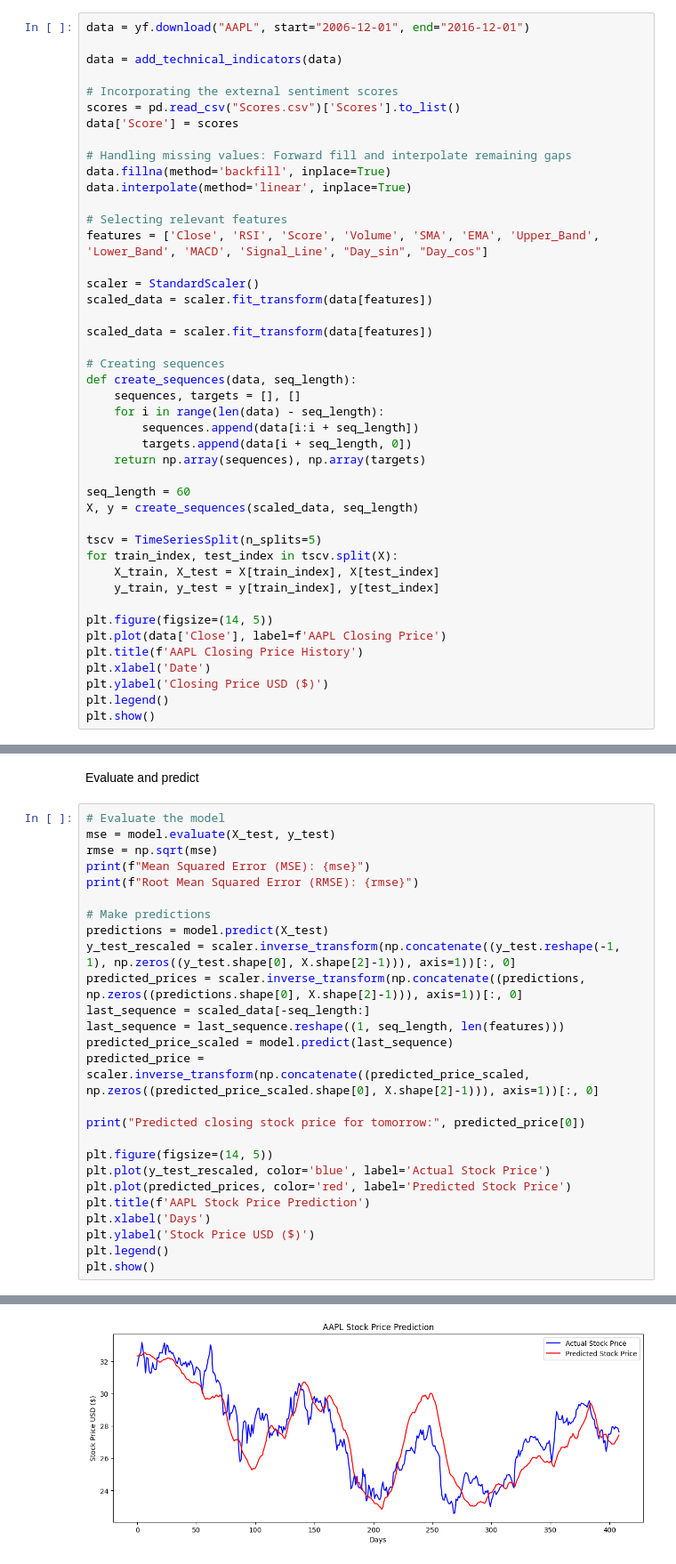
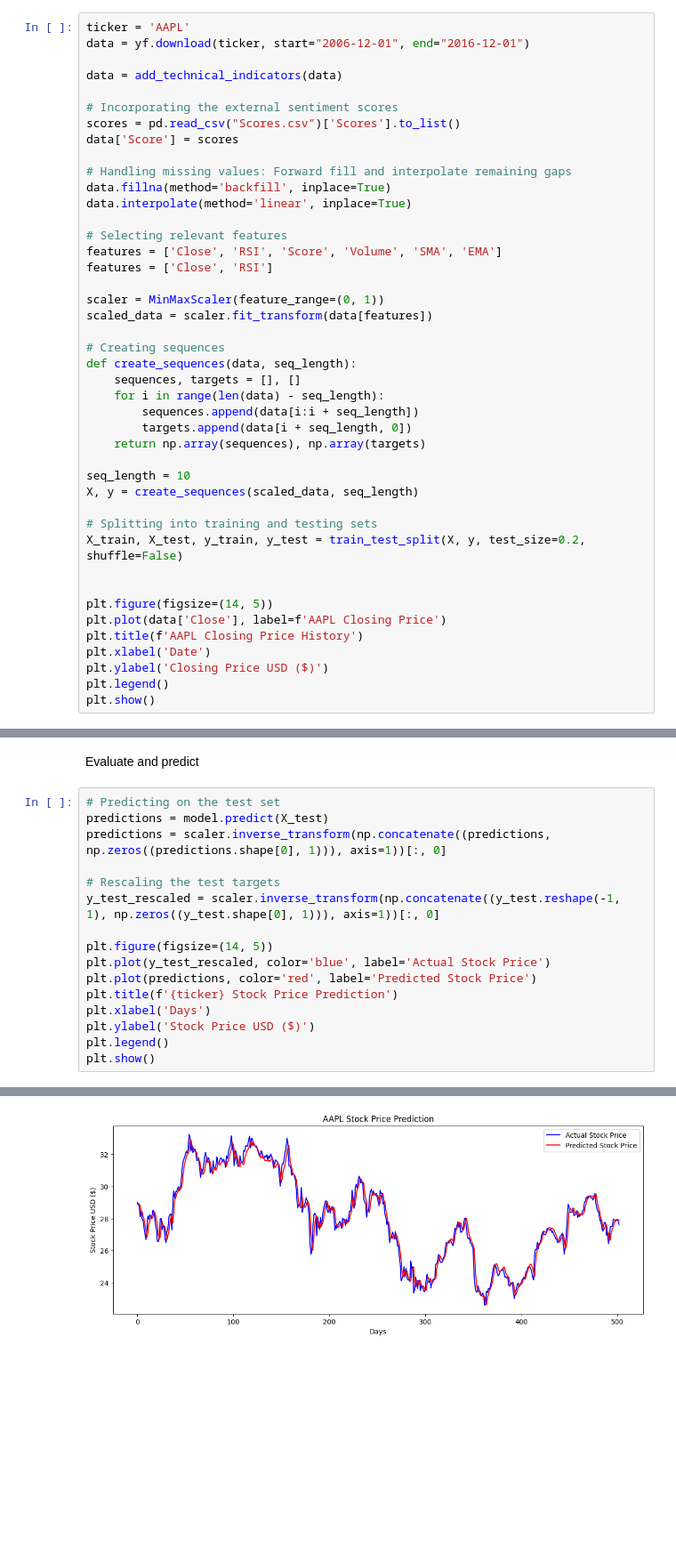
Before and after one commit to adirathodd/AAPL-Sentiment-Analysis, a Jupyter notebook: prediction.ipynb, the cells around one changed output, grey strips where cells are left out. Shown at 89% size. Saved outputs shown, nothing was run; the diff lists cells and outputs as text; blank space fills up the shorter version.

```diff
--- a/prediction.ipynb
+++ b/prediction.ipynb
@@ -57,7 +46,8 @@ def add_technical_indicators(data):
 # %% [markdown]
 Data preprocessing
 # %%
-data = yf.download("AAPL", start="2006-12-01", end="2016-12-01")
+ticker = 'AAPL'
+data = yf.download(ticker, start="2006-12-01", end="2016-12-01")
 
 data = add_technical_indicators(data)
 
@@ -70,11 +60,10 @@ data.fillna(method='backfill', inplace=True)
 data.interpolate(method='linear', inplace=True)
 
 # Selecting relevant features
-features = ['Close', 'RSI', 'Score', 'Volume', 'SMA', 'EMA', 'Upper_Band', 'Lower_Band', 'MACD', 'Signal_Line', "Day_sin", "Day_cos"]
+features = ['Close', 'RSI', 'Score', 'Volume', 'SMA', 'EMA']
+features = ['Close', 'RSI']
 
-scaler = StandardScaler()
-scaled_data = scaler.fit_transform(data[features])
-
+scaler = MinMaxScaler(feature_range=(0, 1))
 scaled_data = scaler.fit_transform(data[features])
 
 # Creating sequences
@@ -85,13 +74,12 @@ def create_sequences(data, seq_length):
         targets.append(data[i + seq_length, 0])
     return np.array(sequences), np.array(targets)
 
-seq_length = 60
+seq_length = 10
 X, y = create_sequences(scaled_data, seq_length)
 
-tscv = TimeSeriesSplit(n_splits=5)
-for train_index, test_index in tscv.split(X):
-    X_train, X_test = X[train_index], X[test_index]
-    y_train, y_test = y[train_index], y[test_index]
+# Splitting into training and testing sets
+X_train, X_test, y_train, y_test = train_test_split(X, y, test_size=0.2, shuffle=False)
+
 
 plt.figure(figsize=(14, 5))
 plt.plot(data['Close'], label=f'AAPL Closing Price')
@@ -143,27 +139,17 @@ Epoch 21/50
 # %% [markdown]
 Evaluate and predict
 # %%
-# Evaluate the model
-mse = model.evaluate(X_test, y_test)
-rmse = np.sqrt(mse)
-print(f"Mean Squared Error (MSE): {mse}")
-print(f"Root Mean Squared Error (RMSE): {rmse}")
+# Predicting on the test set
+predictions = model.predict(X_test)
+predictions = scaler.inverse_transform(np.concatenate((predictions, np.zeros((predictions.shape[0], 1))), axis=1))[:, 0]
 
-# Make predictions
-predictions = model.predict(X_test)
-y_test_rescaled = scaler.inverse_transform(np.concatenate((y_test.reshape(-1, 1), np.zeros((y_test.shape[0], X.shape[2]-1))), axis=1))[:, 0]
-predicted_prices = scaler.inverse_transform(np.concatenate((predictions, np.zeros((predictions.shape[0], X.shape[2]-1))), axis=1))[:, 0]
-last_sequence = scaled_data[-seq_length:]
-last_sequence = last_sequence.reshape((1, seq_length, len(features)))
-predicted_price_scaled = model.predict(last_sequence)
-predicted_price = scaler.inverse_transform(np.concatenate((predicted_price_scaled, np.zeros((predicted_price_scaled.shape[0], X.shape[2]-1))), axis=1))[:, 0]
-
-print("Predicted closing stock price for tomorrow:", predicted_price[0])
+# Rescaling the test targets
+y_test_rescaled = scaler.inverse_transform(np.concatenate((y_test.reshape(-1, 1), np.zeros((y_test.shape[0], 1))), axis=1))[:, 0]
 
 plt.figure(figsize=(14, 5))
 plt.plot(y_test_rescaled, color='blue', label='Actual Stock Price')
-plt.plot(predicted_prices, color='red', label='Predicted Stock Price')
-plt.title(f'AAPL Stock Price Prediction')
+plt.plot(predictions, color='red', label='Predicted Stock Price')
+plt.title(f'{ticker} Stock Price Prediction')
 plt.xlabel('Days')
 plt.ylabel('Stock Price USD ($)')
 plt.legend()
@@ -178 +159 @@ Predicted closing stock price for tomorrow: 27.549070642524228
-[figure, old version]
+[figure, new version]
```
Also changed, not shown: parts of 6 cells of this notebook.
